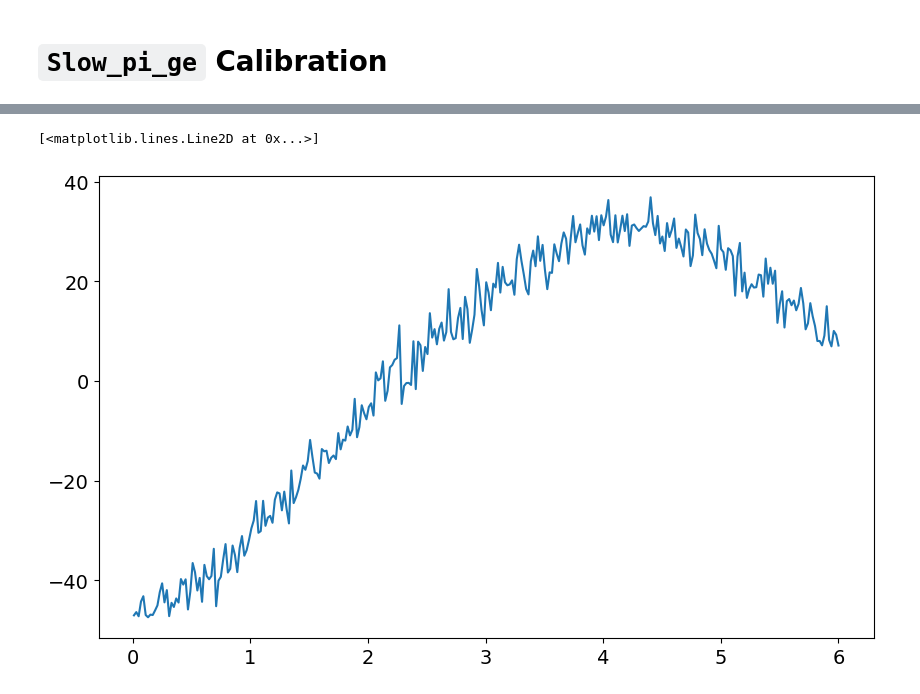
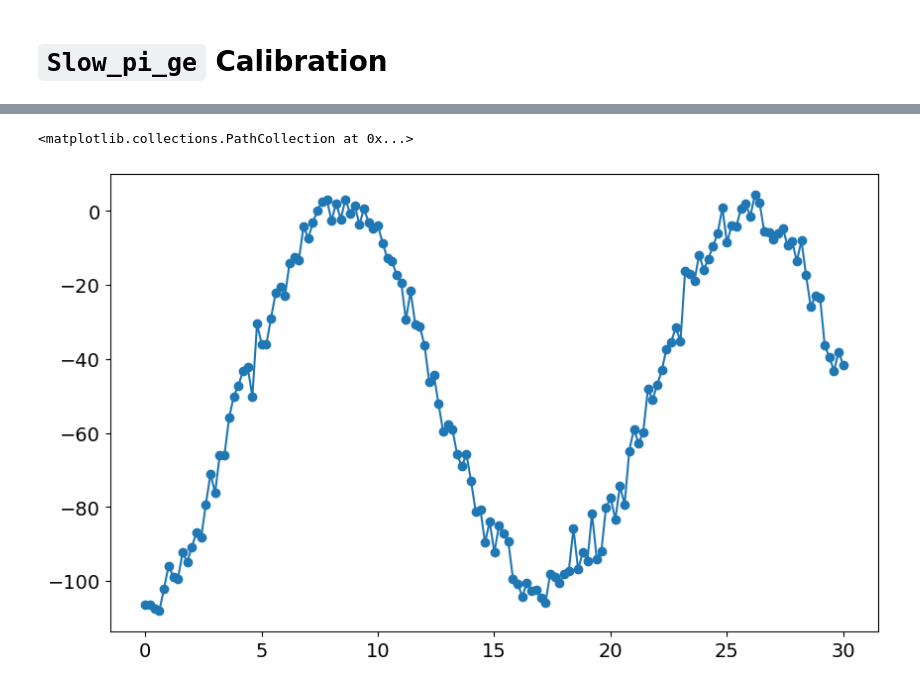
Before and after one commit to SchusterLab/multimode_expts, a Jupyter notebook: measurement_notebooks/jonginn/multiphoton_calibration_v2_jonginn.ipynb, the cells around one changed output, grey strips where cells are left out. Saved outputs shown, nothing was run; the diff lists cells and outputs as text; code cells hidden in the pictures.

```diff
--- a/measurement_notebooks/jonginn/multiphoton_calibration_v2_jonginn.ipynb
+++ b/measurement_notebooks/jonginn/multiphoton_calibration_v2_jonginn.ipynb
@@ -5067,6 +5549,7 @@ length_rabi = lengthrabirunner.execute(
     step = 0.01,
     active_reset = False,
     relax_delay=2500,
-    length_to_sweeps = np.linspace(0.01, 6, 301),
+    length_to_sweeps = np.linspace(0.01, 30, 151),
+    coupler_current = 0.25e-3
 )
 # %% [output]
@@ -5087,6 +5573,8 @@ Job completed! Data: D:\experiments\250128_excursion_testing\data\JOB-20260202-0
 # %%
 plt.plot(length_rabi.data['xpts'],
          length_rabi.data['avgi'])
+plt.scatter(length_rabi.data['xpts'],
+         length_rabi.data['avgi'])
 # %% [output]
-[<matplotlib.lines.Line2D at 0x...>]
+<matplotlib.collections.PathCollection at 0x...>
-[figure, old version]
+[figure, new version]
```
Also changed, not shown: parts of 22 cells of this notebook, 9 other files.
